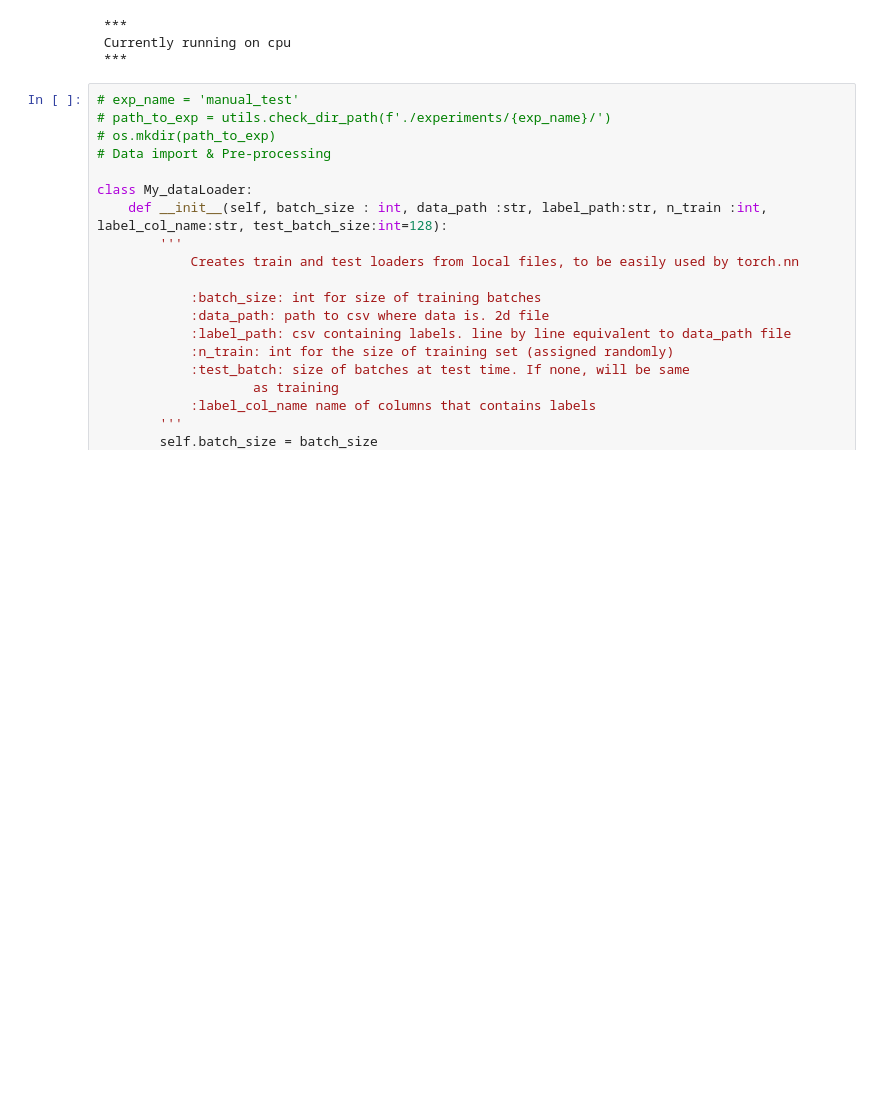
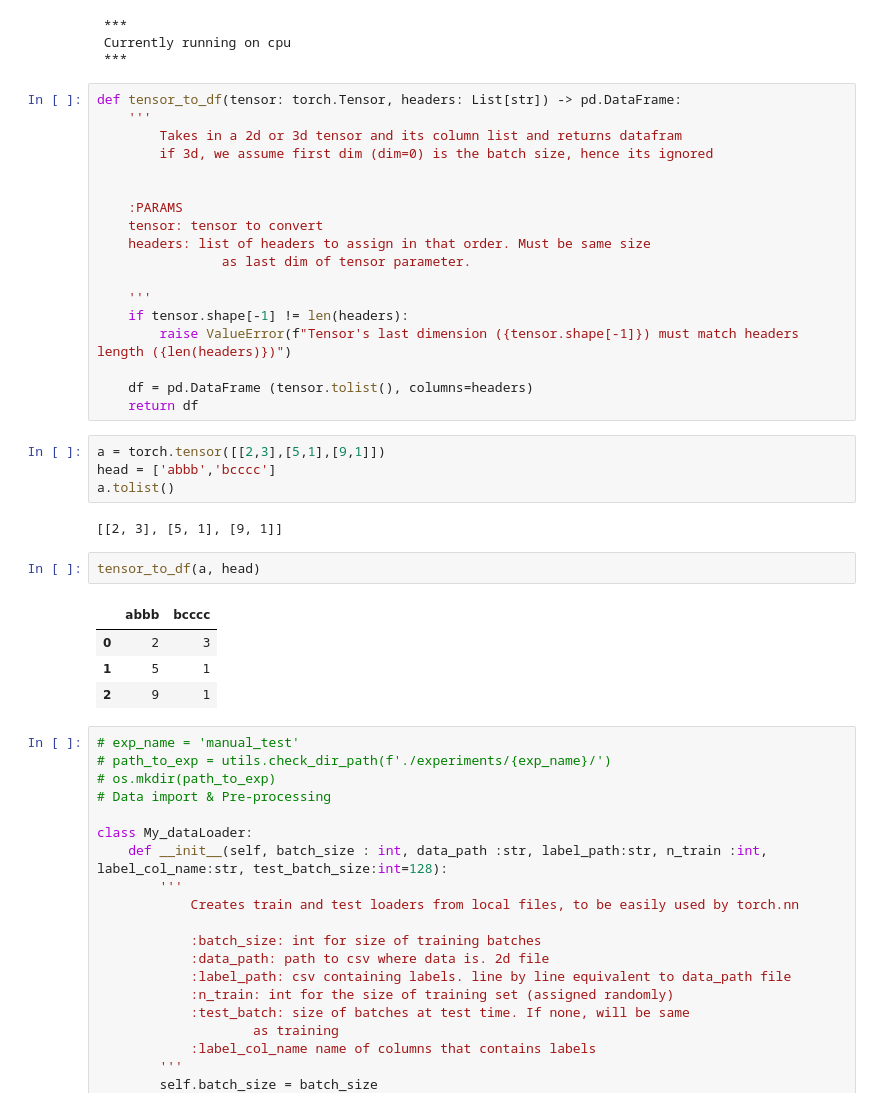
Before and after one commit to jctaillandier/reconstructor, a Jupyter notebook: reconstructor.ipynb, the cells around one changed output. Cells and saved outputs as stored; diff of their text form; blank space fills up the shorter version.

```diff
--- a/reconstructor.ipynb
+++ b/reconstructor.ipynb
@@ -57,6 +57,37 @@ with open('./data/full_original.csv', 'r') as r:
  ***
  Currently running on cpu
  ***
+# %%
+def tensor_to_df(tensor: torch.Tensor, headers: List[str]) -> pd.DataFrame:
+    '''
+        Takes in a 2d or 3d tensor and its column list and returns datafram
+        if 3d, we assume first dim (dim=0) is the batch size, hence its ignored
+
+
+    :PARAMS
+    tensor: tensor to convert
+    headers: list of headers to assign in that order. Must be same size
+                as last dim of tensor parameter.
+
+    '''
+    if tensor.shape[-1] != len(headers):
+        raise ValueError(f"Tensor's last dimension ({tensor.shape[-1]}) must match headers length ({len(headers)})")
+
+    df = pd.DataFrame (tensor.tolist(), columns=headers)
+    return df
+# %%
+a = torch.tensor([[2,3],[5,1],[9,1]])
+head = ['abbb','bcccc']
+a.tolist()
+# %% [output]
+[[2, 3], [5, 1], [9, 1]]
+# %%
+tensor_to_df(a, head)
+# %% [output]
+|  | abbb | bcccc |
+| 0 | 2 | 3 |
+| 1 | 5 | 1 |
+| 2 | 9 | 1 |
 # %%
 # exp_name = 'manual_test'
 # path_to_exp = utils.check_dir_path(f'./experiments/{exp_name}/')
```
Also changed, not shown: 5 other files.
